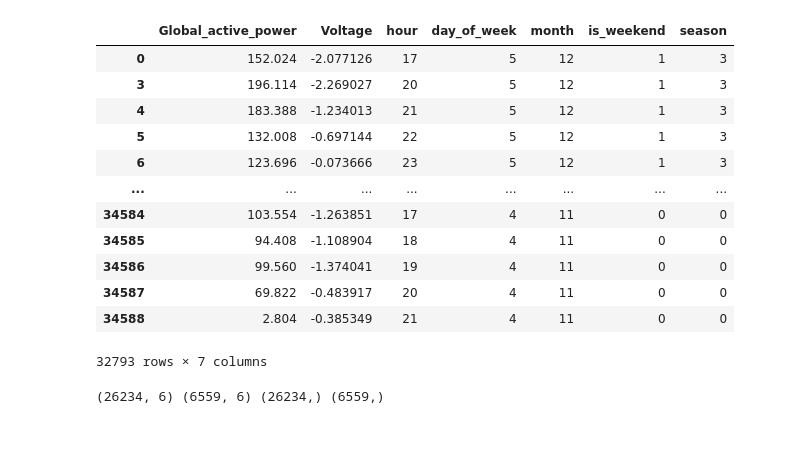
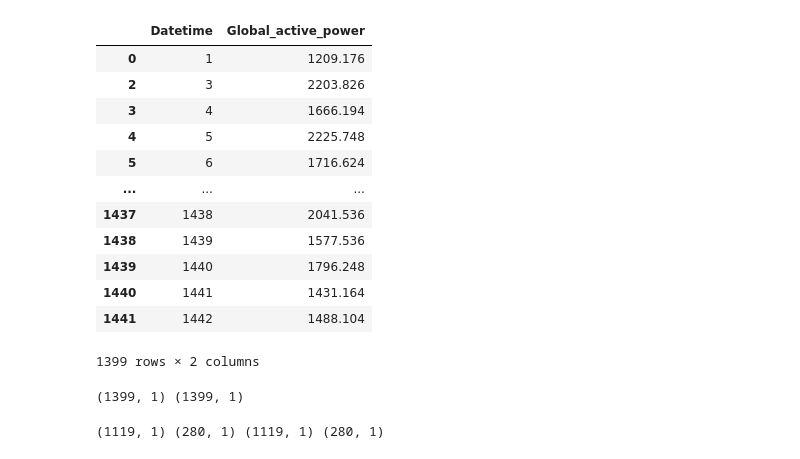
Before and after one commit to yuvraj-rathod-1202/Electricity_Consumption_Predictor, a Jupyter notebook: model_prep.ipynb, the cells around one changed output. Drawn from its saved outputs; the diff is of its cells as text; code cells hidden in the pictures.

```diff
--- a/model_prep.ipynb
+++ b/model_prep.ipynb
@@ -30,21 +32,23 @@ cleaned_data
 # %%
-cleaned_data['hour'] = cleaned_data['Datetime'].dt.hour
-cleaned_data['day_of_week'] = cleaned_data['Datetime'].dt.day_of_week
-cleaned_data['month'] = cleaned_data['Datetime'].dt.month
-cleaned_data['is_weekend'] = cleaned_data['day_of_week'].apply(lambda x: 1 if x >= 5 else 0)
-def get_season(month):
-    if month in [12, 1, 2]:
-        return "Winter"
-    elif month in [3, 4, 5]:
-        return "Summer"
-    elif month in [6, 7, 8, 9]:
-        return "Monsoon"
-    else:
-        return "Autumn"
+# cleaned_data['hour'] = cleaned_data['Datetime'].dt.hour
+# cleaned_data['day_of_week'] = cleaned_data['Datetime'].dt.day_of_week
+# cleaned_data['month'] = cleaned_data['Datetime'].dt.month
+# cleaned_data['is_weekend'] = cleaned_data['day_of_week'].apply(lambda x: 1 if x >= 5 else 0)
+# def get_season(month):
+#     if month in [12, 1, 2]:
+#         return "Winter"
+#     elif month in [3, 4, 5]:
+#         return "Summer"
+#     elif month in [6, 7, 8, 9]:
+#         return "Monsoon"
+#     else:
+#         return "Autumn"
 
-# Apply function to create season column
-cleaned_data['season'] = cleaned_data['month'].apply(get_season)
-cleaned_data.drop(columns=['Datetime', "Sub_metering_1", "Sub_metering_2", "Sub_metering_3", "Global_reactive_power"], inplace=True)
+# # Apply function to create season column
+# cleaned_data['season'] = cleaned_data['month'].apply(get_season)
+# cleaned_data.drop(columns=['Datetime', "Sub_metering_1", "Sub_metering_2", "Sub_metering_3", "Global_reactive_power"], inplace=True)
+
+cleaned_data['Datetime'] = range(1, len(cleaned_data)+1)
 # %%
 cleaned_data
 # %% [output]
@@ -63,0 +68,2 @@ cleaned_data
+# %%
+cleaned_data.drop(columns=["Voltage", "Sub_metering_1", "Sub_metering_2", "Sub_metering_3", "Global_reactive_power"], inplace=True)
@@ -69,22 +81,17 @@ featured_data = f1.execute_transformation(featured_data, 'season', "LabelEncodin
 # %%
-cleaned_data = OutlierProcessing().process_outliers(featured_data, featured_data.columns, "IQROutlierDetection")
+cleaned_data = OutlierProcessing().process_outliers(cleaned_data, cleaned_data.columns, "IQROutlierDetection")
 cleaned_data
 # %% [output]
-|  | Global_active_power | Voltage | hour | day_of_week | month | is_weekend | season |
-| 0 | 152.024 | -2.077126 | 17 | 5 | 12 | 1 | 3 |
-| 3 | 196.114 | -2.269027 | 20 | 5 | 12 | 1 | 3 |
-| 4 | 183.388 | -1.234013 | 21 | 5 | 12 | 1 | 3 |
-| 5 | 132.008 | -0.697144 | 22 | 5 | 12 | 1 | 3 |
-| 6 | 123.696 | -0.073666 | 23 | 5 | 12 | 1 | 3 |
-| ... | ... | ... | ... | ... | ... | ... | ... |
-| 34584 | 103.554 | -1.263851 | 17 | 4 | 11 | 0 | 0 |
-| 34585 | 94.408 | -1.108904 | 18 | 4 | 11 | 0 | 0 |
-| 34586 | 99.560 | -1.374041 | 19 | 4 | 11 | 0 | 0 |
-| 34587 | 69.822 | -0.483917 | 20 | 4 | 11 | 0 | 0 |
-| 34588 | 2.804 | -0.385349 | 21 | 4 | 11 | 0 | 0 |
+|  | Datetime | Global_active_power |
+| 0 | 1 | 1209.176 |
+| 2 | 3 | 2203.826 |
+| 3 | 4 | 1666.194 |
+| 4 | 5 | 2225.748 |
+| 5 | 6 | 1716.624 |
+| ... | ... | ... |
+| 1437 | 1438 | 2041.536 |
+| 1438 | 1439 | 1577.536 |
+| 1439 | 1440 | 1796.248 |
+| 1440 | 1441 | 1431.164 |
+| 1441 | 1442 | 1488.104 |
-32793 rows × 7 columns
+1399 rows × 2 columns
-# %%
-X, y, X_train, X_test, y_train, y_test = DataSplitter().split(cleaned_data, "Global_active_power", "simple")
-print(X_train.shape, X_test.shape, y_train.shape, y_test.shape)
-# %% [output]
-(26234, 6) (6559, 6) (26234,) (6559,)
@@ -90,0 +107,9 @@ print(X_train.shape, X_test.shape, y_train.shape, y_test.shape)
+# %%
+print(X_norm.shape, y_norm.shape)
+# %% [output]
+(1399, 1) (1399, 1)
+# %%
+X_train, X_test, y_train, y_test = train_test_split(X_norm, y_norm, test_size=0.2, shuffle=True, random_state=42)
+print(X_train.shape, X_test.shape, y_train.shape, y_test.shape)
+# %% [output]
+(1119, 1) (280, 1) (1119, 1) (280, 1)
```
Also changed, not shown: parts of 11 cells of this notebook, 1 other file.
